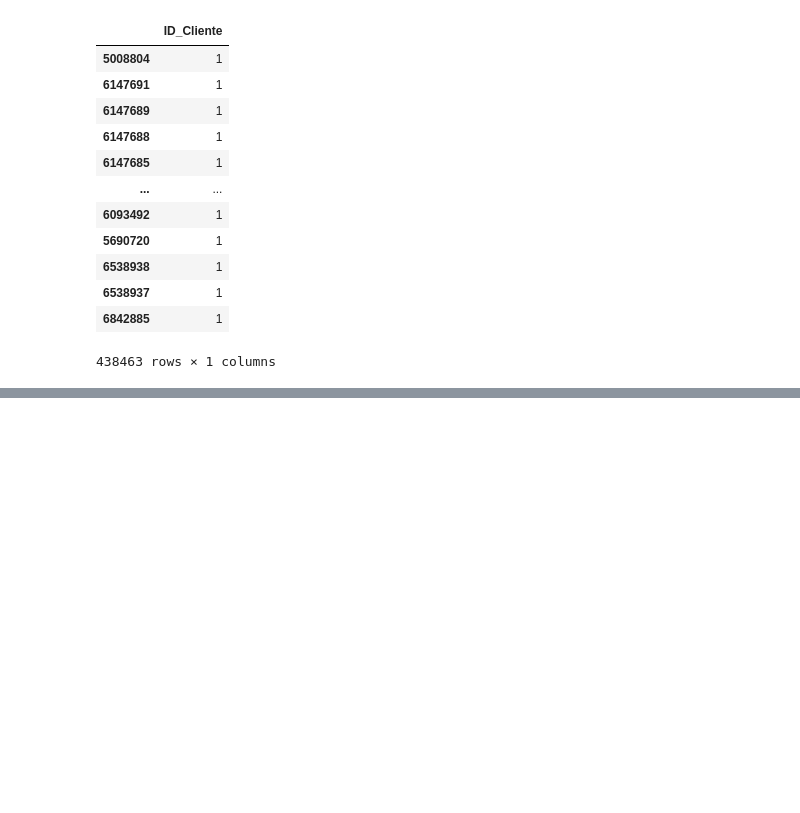
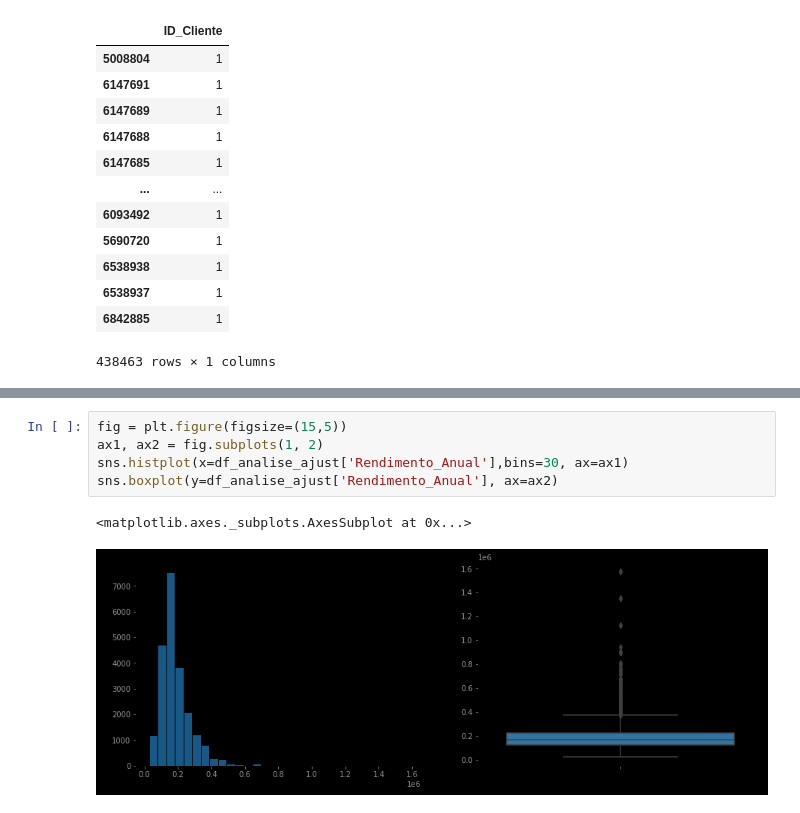
Before and after one commit to ViniciusCastillo/Aprendendo, a Jupyter notebook: Analise_Base_Clientes.ipynb, the cells around one changed output, grey strips where cells are left out. Cells and saved outputs as stored; diff of their text form; blank space fills up the shorter version.

```diff
--- a/Analise_Base_Clientes.ipynb
+++ b/Analise_Base_Clientes.ipynb
@@ -200,0 +375,8 @@ df_clientes_unicos.describe(include='all')
+# %%
+fig = plt.figure(figsize=(15,5))
+ax1, ax2 = fig.subplots(1, 2)
+sns.histplot(x=df_analise_ajust['Rendimento_Anual'],bins=30, ax=ax1)
+sns.boxplot(y=df_analise_ajust['Rendimento_Anual'], ax=ax2)
+# %% [output]
+<matplotlib.axes._subplots.AxesSubplot at 0x...>
+[figure, added]
```
Also changed, not shown: parts of 37 cells of this notebook.
